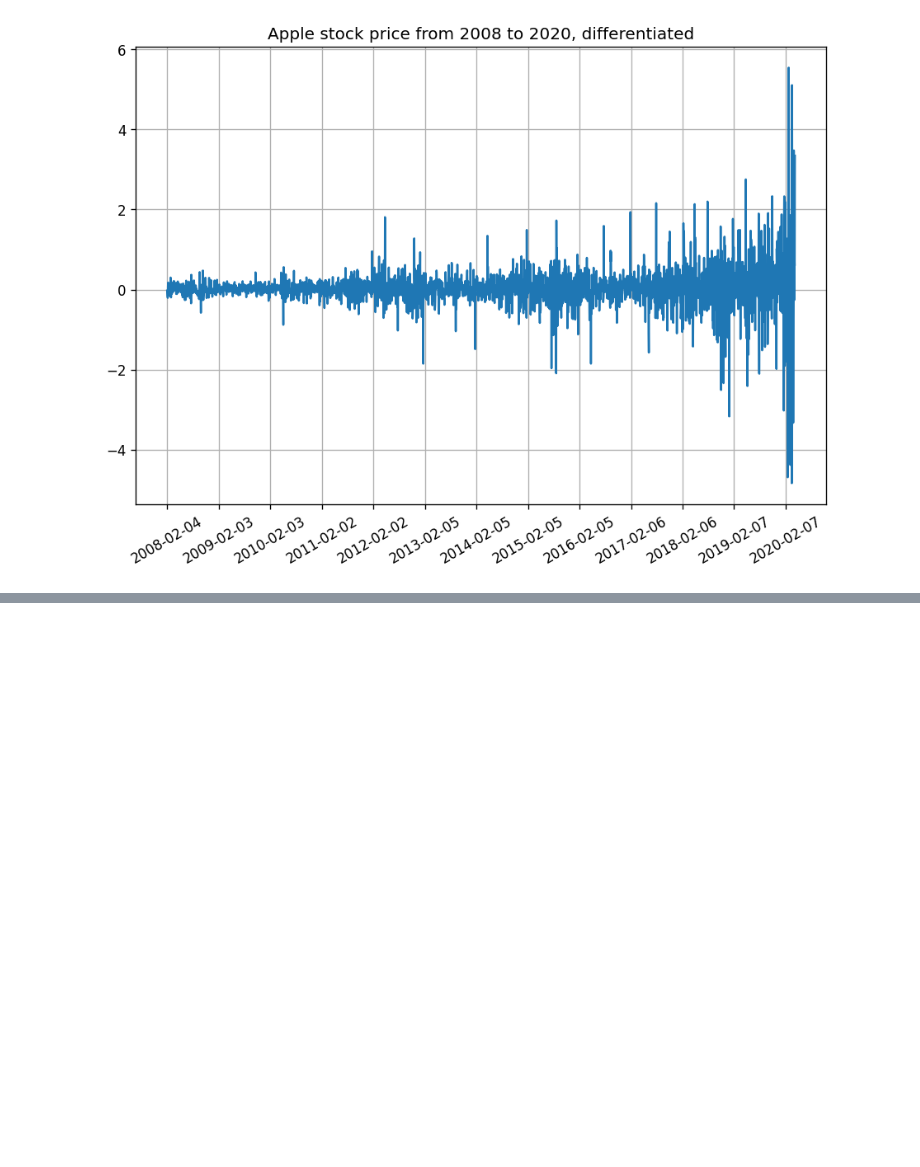
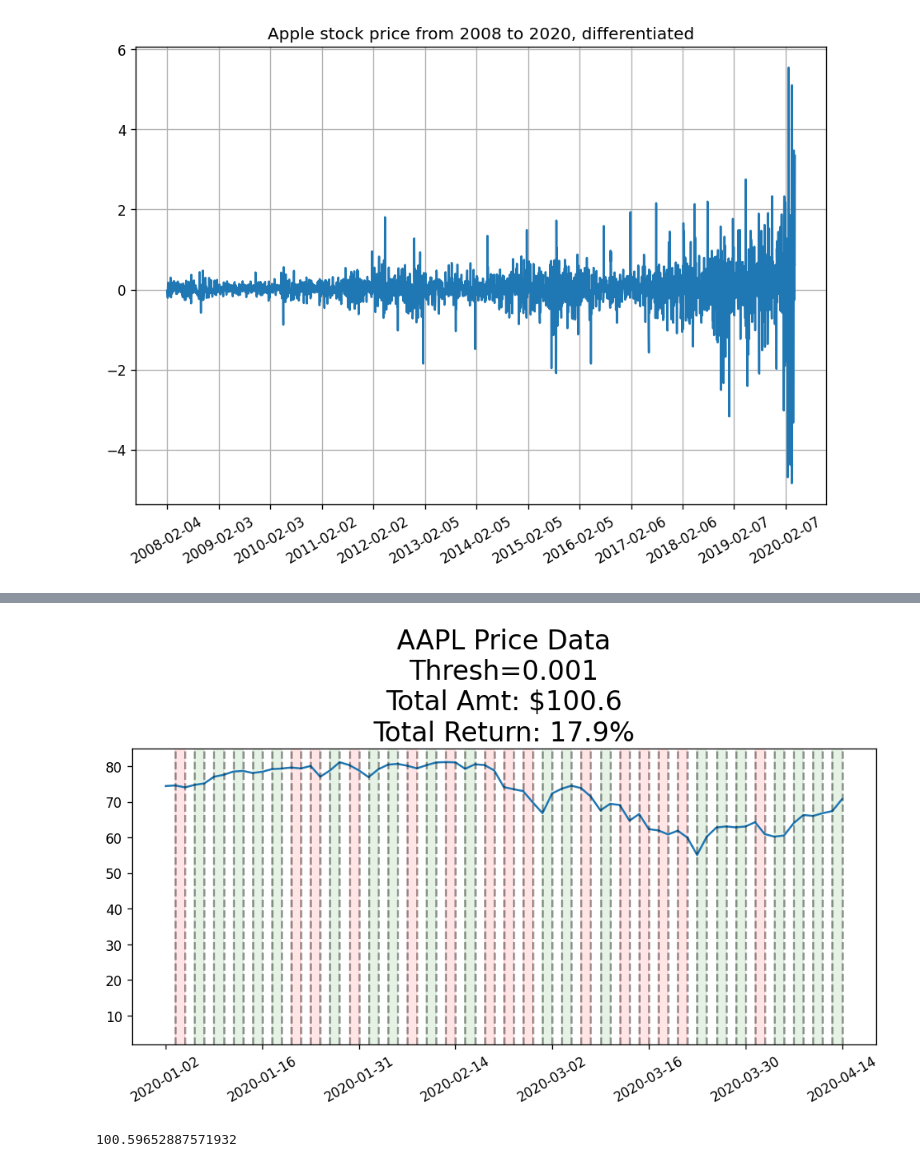
Before and after one commit to killianvervelle/Financial-Forecasting-with-Timeseries, a Jupyter notebook: LSTM.ipynb, the cells around one changed output, grey strips where cells are left out. Drawn from its saved outputs; the diff is of its cells as text; code cells hidden in the pictures; blank space fills up the shorter version.

```diff
--- a/LSTM.ipynb
+++ b/LSTM.ipynb
@@ -296,0 +419,4 @@ plt.show()
+# %%
+preds_bot_size = len(mid_prices) - 3000
+preds_bot = predictions[-preds_bot_size:]
+preds_bot
@@ -296,0 +439,5 @@ plt.show()
+# %%
+run_simulation(mid_prices_diff, mid_prices, preds_bot, 100, (1,1,1), 0.001, verbose=False, plot=True)
+# %% [output]
+[figure, added]
+100.59652887571932
```
Also changed, not shown: parts of 8 cells of this notebook, 2 other files.
